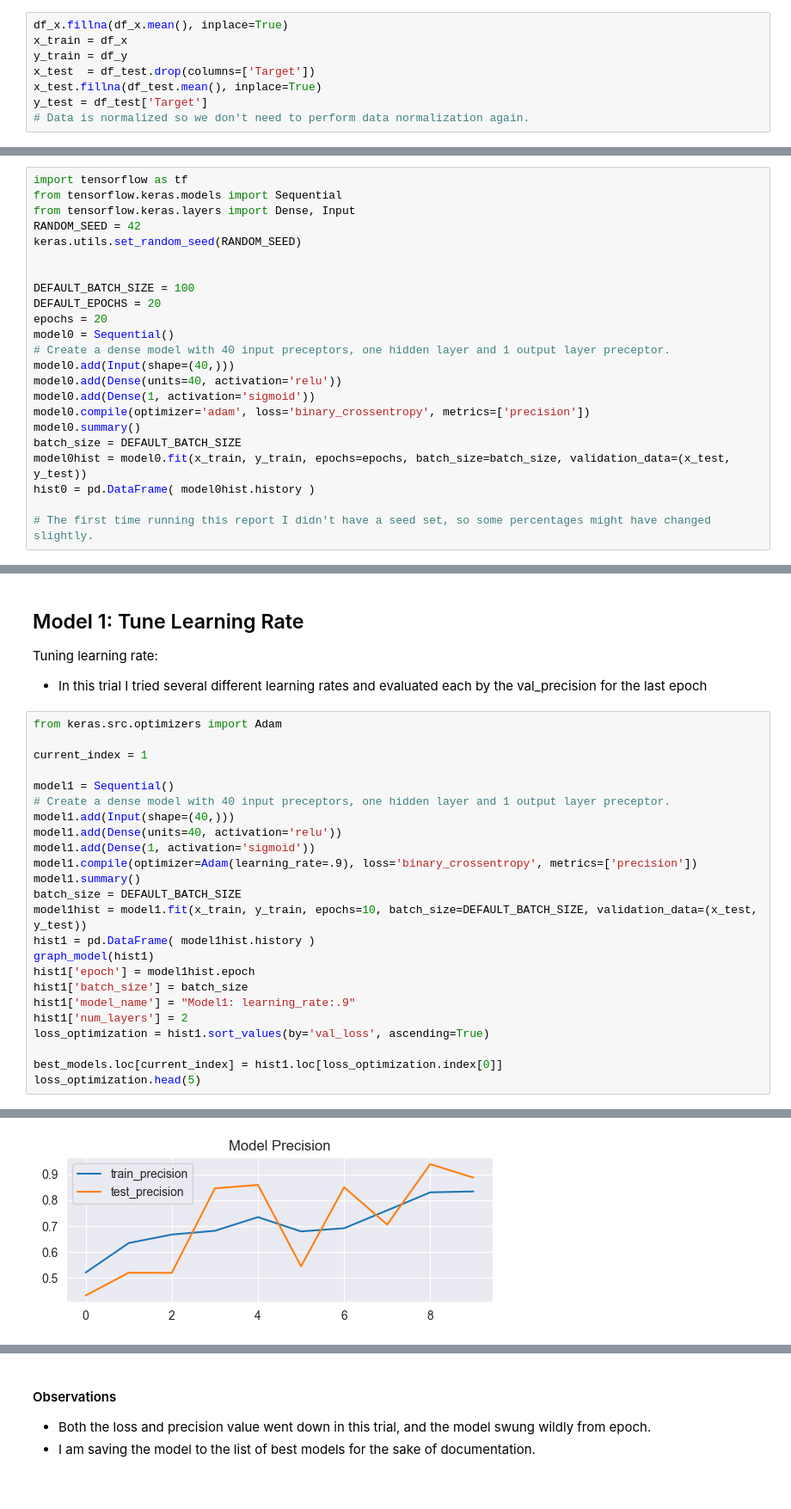
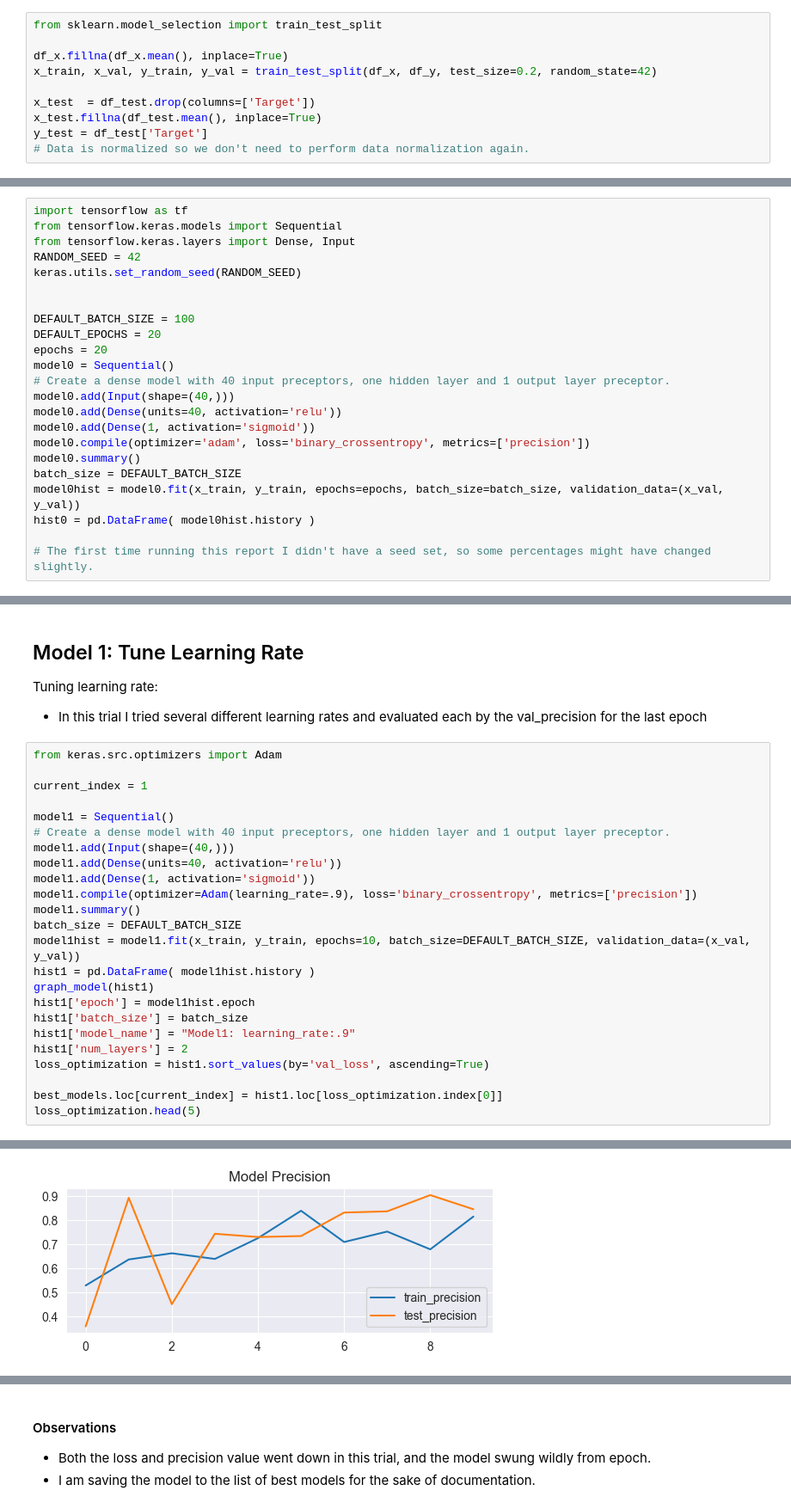
Before and after one commit to DanielLevenstein/ReneWindNeuralNetwork_ML_Project4, a Jupyter notebook: RewindNeuralNetwork_ML_Project4.ipynb, the cells around one changed output, grey strips where cells are left out. Shown at 86% size. Saved outputs shown, nothing was run; the diff lists cells and outputs as text.

Commit message:
Updating project after eliminating data leakage.

```diff
--- a/RewindNeuralNetwork_ML_Project4.ipynb
+++ b/RewindNeuralNetwork_ML_Project4.ipynb
@@ -129,9 +129,11 @@ grid.map(sns.histplot, "Value", kde=True);
 # %% [markdown]
 # **Data Preprocessing**
 # %%
+from sklearn.model_selection import train_test_split
+
 df_x.fillna(df_x.mean(), inplace=True)
-x_train = df_x
-y_train = df_y
+x_train, x_val, y_train, y_val = train_test_split(df_x, df_y, test_size=0.2, random_state=42)
+
 x_test  = df_test.drop(columns=['Target'])
 x_test.fillna(df_test.mean(), inplace=True)
 y_test = df_test['Target']
@@ -177,7 +179,7 @@ model0.add(Dense(1, activation='sigmoid'))
 model0.compile(optimizer='adam', loss='binary_crossentropy', metrics=['precision'])
 model0.summary()
 batch_size = DEFAULT_BATCH_SIZE
-model0hist = model0.fit(x_train, y_train, epochs=epochs, batch_size=batch_size, validation_data=(x_test, y_test))
+model0hist = model0.fit(x_train, y_train, epochs=epochs, batch_size=batch_size, validation_data=(x_val, y_val))
 hist0 = pd.DataFrame( model0hist.history )
 
 # The first time running this report I didn't have a seed set, so some percentages might have changed slightly.
@@ -277,7 +279,7 @@ model1.add(Dense(1, activation='sigmoid'))
 model1.compile(optimizer=Adam(learning_rate=.9), loss='binary_crossentropy', metrics=['precision'])
 model1.summary()
 batch_size = DEFAULT_BATCH_SIZE
-model1hist = model1.fit(x_train, y_train, epochs=10, batch_size=DEFAULT_BATCH_SIZE, validation_data=(x_test, y_test))
+model1hist = model1.fit(x_train, y_train, epochs=10, batch_size=DEFAULT_BATCH_SIZE, validation_data=(x_val, y_val))
 hist1 = pd.DataFrame( model1hist.history )
 graph_model(hist1)
 hist1['epoch'] = model1hist.epoch
@@ -323 +325 @@ Epoch 10/10
-[figure, old version]
+[figure, new version]
```
Also changed, not shown: parts of 20 cells of this notebook, 2 other files.
